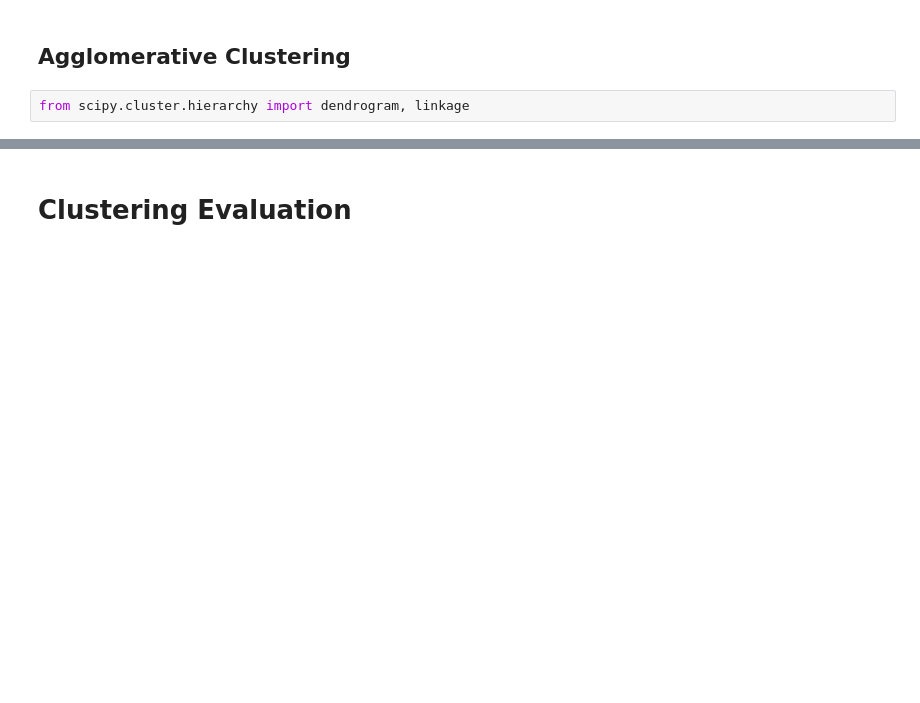
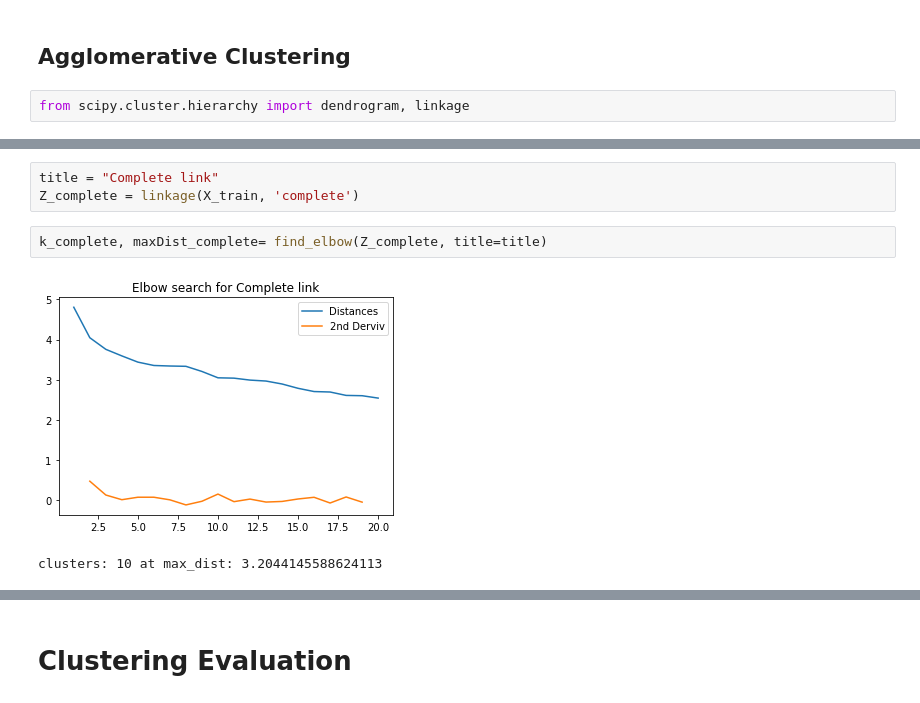
Before and after one commit to limxuanyu127/Soccer-Player-Attributes-Comparison, a Jupyter notebook: fifa_similarity_search/Clustering/Clustering.ipynb, the cells around one changed output, grey strips where cells are left out. Saved outputs shown, nothing was run; the diff lists cells and outputs as text; blank space fills up the shorter version.

```diff
--- a/fifa_similarity_search/Clustering/Clustering.ipynb
+++ b/fifa_similarity_search/Clustering/Clustering.ipynb
@@ -100,0 +194,8 @@ def fancy_dendrogram(*args, **kwargs):
+# %%
+title = "Complete link"
+Z_complete = linkage(X_train, 'complete')
+# %%
+k_complete, maxDist_complete= find_elbow(Z_complete, title=title)
+# %% [output]
+[figure, added]
+clusters: 10 at max_dist: 3.2044145588624113
```
Also changed, not shown: parts of 38 cells of this notebook.
